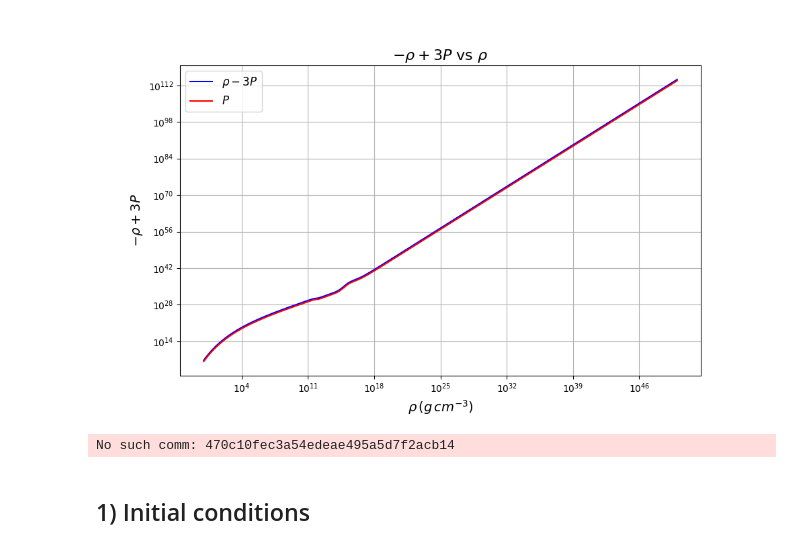
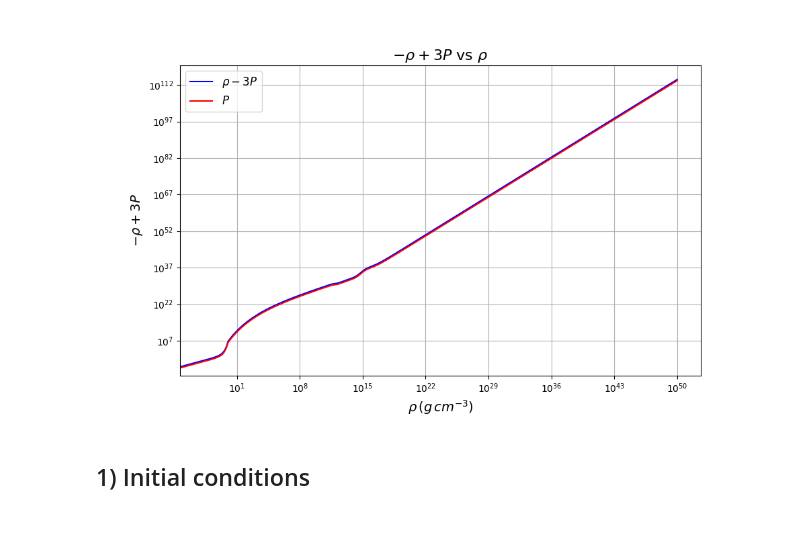
Before and after one commit to omarxz/pyTOVsolver, a Jupyter notebook: solver_full_test.ipynb, the cells around one changed output. Saved outputs shown, nothing was run; the diff lists cells and outputs as text; code cells hidden in the pictures.

```diff
--- a/solver_full_test.ipynb
+++ b/solver_full_test.ipynb
@@ -14,35 +14,34 @@ apr_eos = NeutronStarEOS('APR')
 # %%
 # Instantiate the NeutronStarEOS class
 eos = NeutronStarEOS(EoS='APR')  # You can choose 'APR' or 'SLY4'
 
 # Get the interpolated pressure function
-pressure_interp = eos.get_pressure()
+pressure_interp = eos.get_pressure(extrapolate=True)
 
 # Define the range of densities
 rhos = eos.combined_rhos if eos.extrapolate else eos.rhos
 
 # Calculate the pressure at each rho
 pressures = pressure_interp(rhos)
 
 # Compute rho - 3P
 rho_minus_3P = -rhos + 3 * pressures
 
 # Plot rho - 3P vs rho
 plt.figure(figsize=(10, 6))
 plt.plot(rhos, rho_minus_3P, label=r'$\rho - 3P$', color='blue')
 plt.plot(rhos, pressures, label=r'$P$', color='red')
 
 plt.xlabel(r'$\rho \, (g \, cm^{-3})$', fontsize=14)
 plt.ylabel(r'$-\rho + 3P$', fontsize=14)
 plt.title(r'$-\rho + 3P$ vs $\rho$', fontsize=16)
 plt.xscale('log')
 plt.yscale('log')
 plt.grid(True)
 plt.legend(fontsize=12)
 plt.show()
 # %% [output]
-[figure, old version]
+[figure, new version]
-No such comm: 470c10fec3a54edeae495a5d7f2acb14
 # %% [markdown]
 ## 1) Initial conditions
 # %%
```
Also changed, not shown: parts of 6 cells of this notebook, 1 other file.
